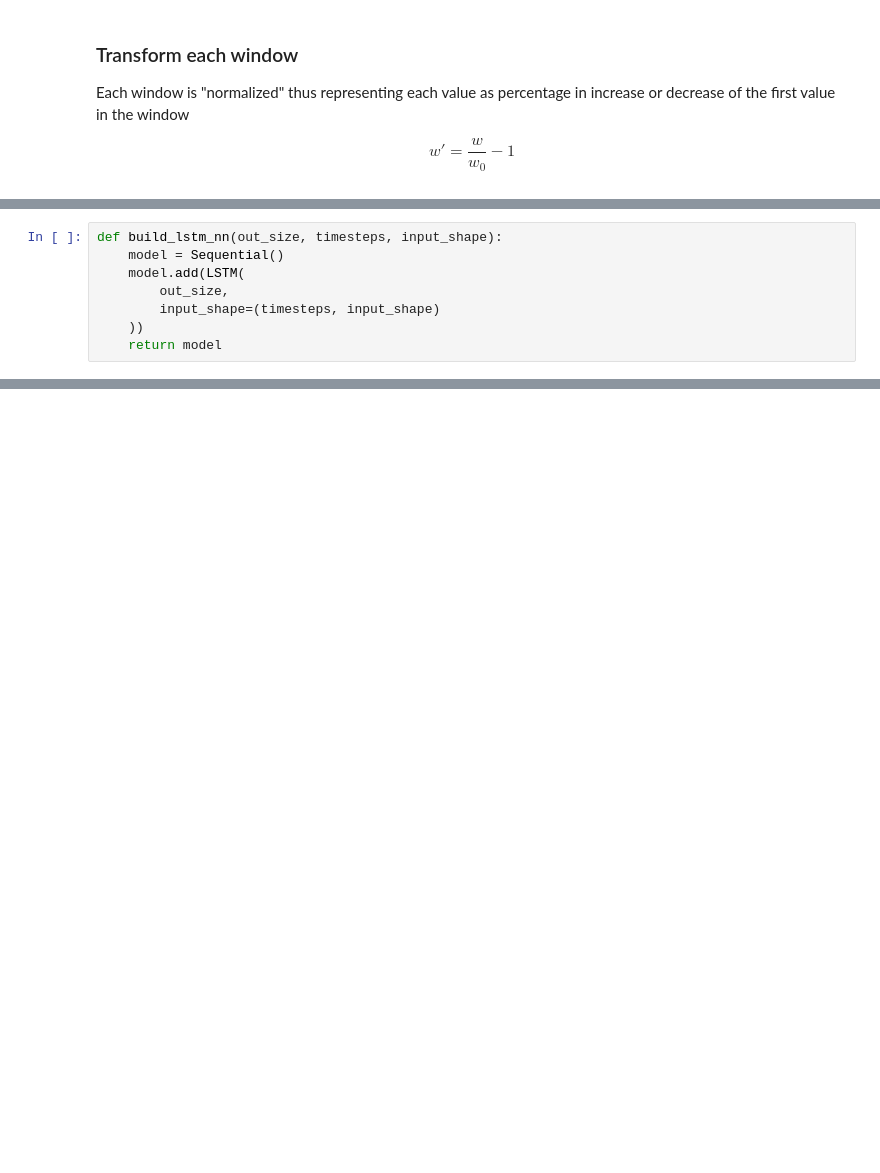
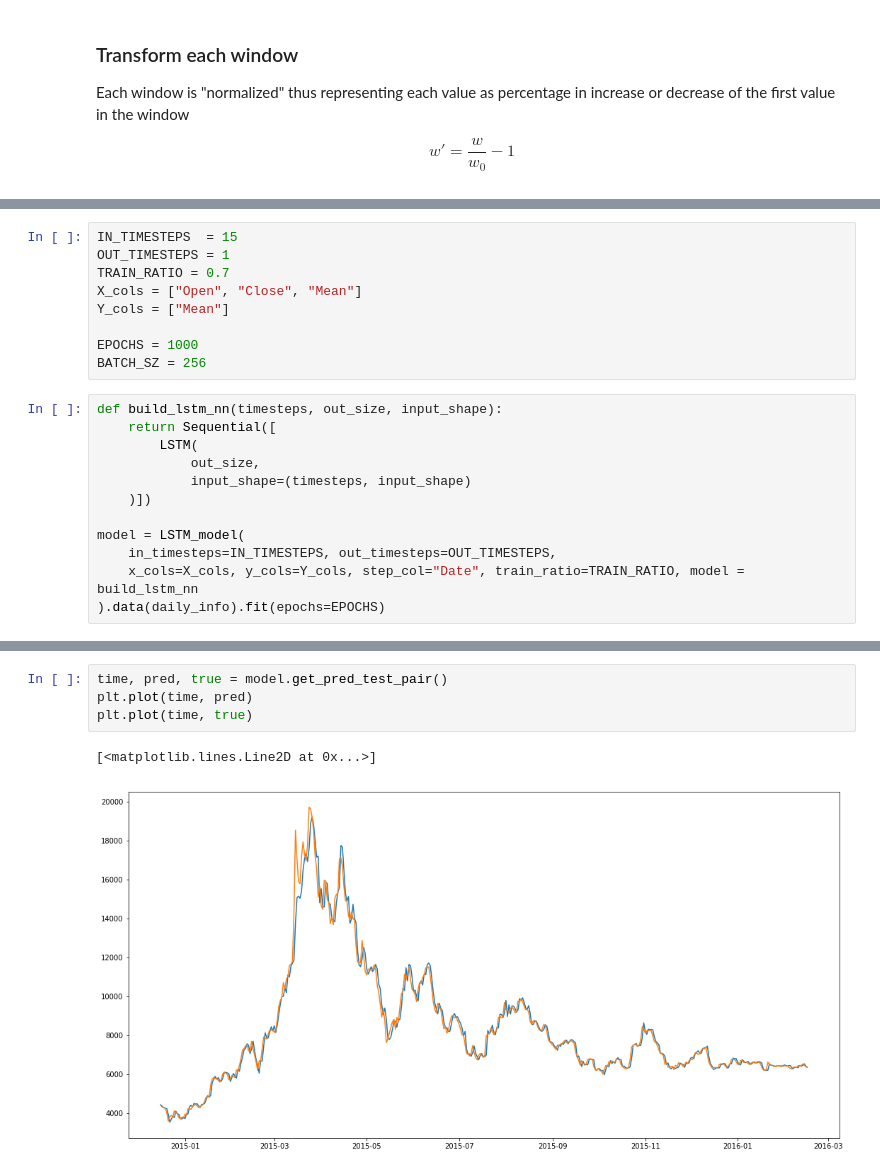
Before and after one commit to Angelogeb/data-mining, a Jupyter notebook: hw4/LSTM for Timeseries.ipynb, the cells around one changed output, grey strips where cells are left out. Cells and saved outputs as stored; diff of their text form; blank space fills up the shorter version.

Commit message:
Moved model to another file

```diff
--- a/hw4/LSTM for Timeseries.ipynb
+++ b/hw4/LSTM for Timeseries.ipynb
@@ -214,8 +178,0 @@ X_train, X_test, Y_train, Y_test = X[:split], X[split:], Y[:split], Y[split:]
-# %%
-def build_lstm_nn(out_size, timesteps, input_shape):
-    model = Sequential()
-    model.add(LSTM(
-        out_size,
-        input_shape=(timesteps, input_shape)
-    ))
-    return model
@@ -273,0 +179,21 @@ Train MAE: 27.29016402155124
+# %%
+IN_TIMESTEPS  = 15
+OUT_TIMESTEPS = 1
+TRAIN_RATIO = 0.7
+X_cols = ["Open", "Close", "Mean"]
+Y_cols = ["Mean"]
+
+EPOCHS = 1000
+BATCH_SZ = 256
+# %%
+def build_lstm_nn(timesteps, out_size, input_shape):
+    return Sequential([
+        LSTM(
+            out_size,
+            input_shape=(timesteps, input_shape)
+    )])
+
+model = LSTM_model(
+    in_timesteps=IN_TIMESTEPS, out_timesteps=OUT_TIMESTEPS,
+    x_cols=X_cols, y_cols=Y_cols, step_col="Date", train_ratio=TRAIN_RATIO, model = build_lstm_nn
+).data(daily_info).fit(epochs=EPOCHS)
@@ -273,0 +218,7 @@ Train MAE: 27.29016402155124
+# %%
+time, pred, true = model.get_pred_test_pair()
+plt.plot(time, pred)
+plt.plot(time, true)
+# %% [output]
+[<matplotlib.lines.Line2D at 0x...>]
+[figure, added]
```
Also changed, not shown: parts of 20 cells of this notebook, 1 other file.
